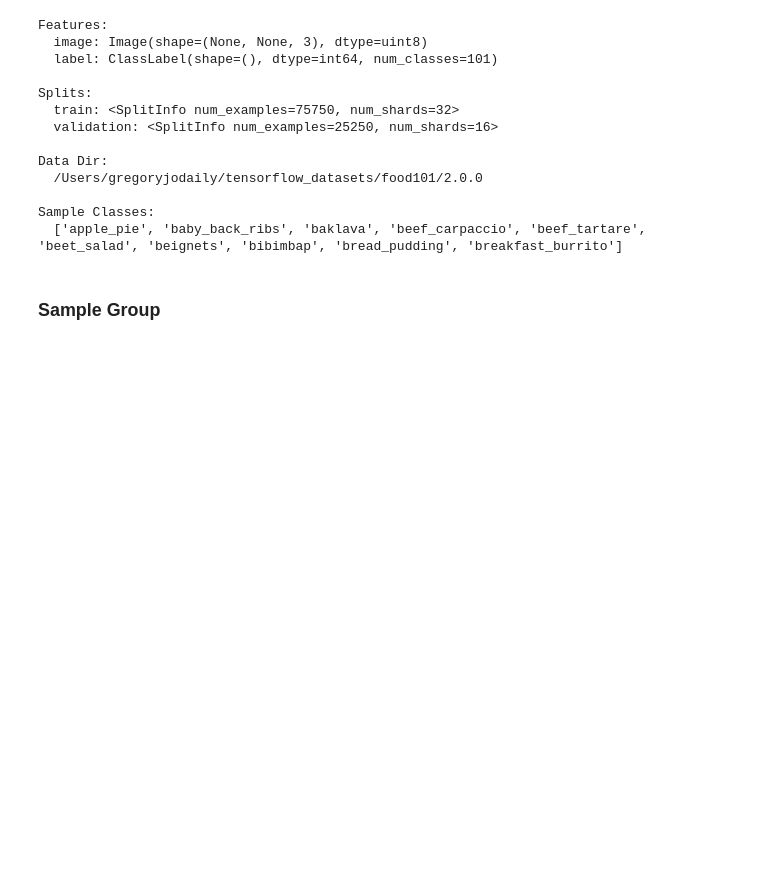
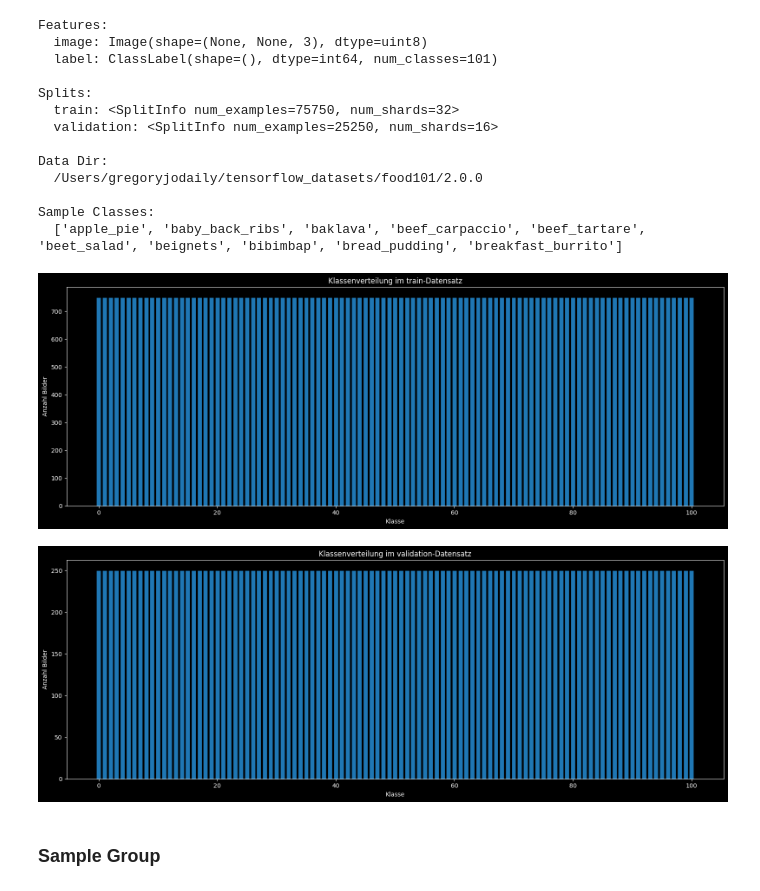
Before and after one commit to gjo-se/images-multiclass, a Jupyter notebook: notebooks/experiments/00_baseline.ipynb, the cells around one changed output. Cells and saved outputs as stored; diff of their text form; code cells hidden in the pictures; blank space fills up the shorter version.

```diff
--- a/notebooks/experiments/00_baseline.ipynb
+++ b/notebooks/experiments/00_baseline.ipynb
@@ -32,6 +32,9 @@ if IN_COLAB:
     os.chdir(os.path.join(target_dir, notebook_dir))
     print(f"Changed working directory to {os.getcwd()}")
 
+    from google.colab import drive
+    if os.path.ismount('/content/drive'):
+      drive.flush_and_unmount()
     drive.mount('/content/drive')
     DATA_DIR = "/content/drive/MyDrive/datasets/tfds_cache"
     os.makedirs(DATA_DIR, exist_ok=True)
@@ -119,9 +122,12 @@ Data Dir:
 Sample Classes:
   ['apple_pie', 'baby_back_ribs', 'baklava', 'beef_carpaccio', 'beef_tartare', 'beet_salad', 'beignets', 'bibimbap', 'bread_pudding', 'breakfast_burrito']
 # %%
-# with SuppressTFLogs():
-#     eda.show_class_distribution("train");
-#     eda.show_class_distribution("validation");
+with SuppressTFLogs():
+    eda.show_class_distribution("train");
+    eda.show_class_distribution("validation");
+# %% [output]
+[figure, added]
+[figure, added]
 # %% [markdown]
 ### Sample Group
 # %%
```
Also changed, not shown: parts of 2 cells of this notebook, 1 other file.
